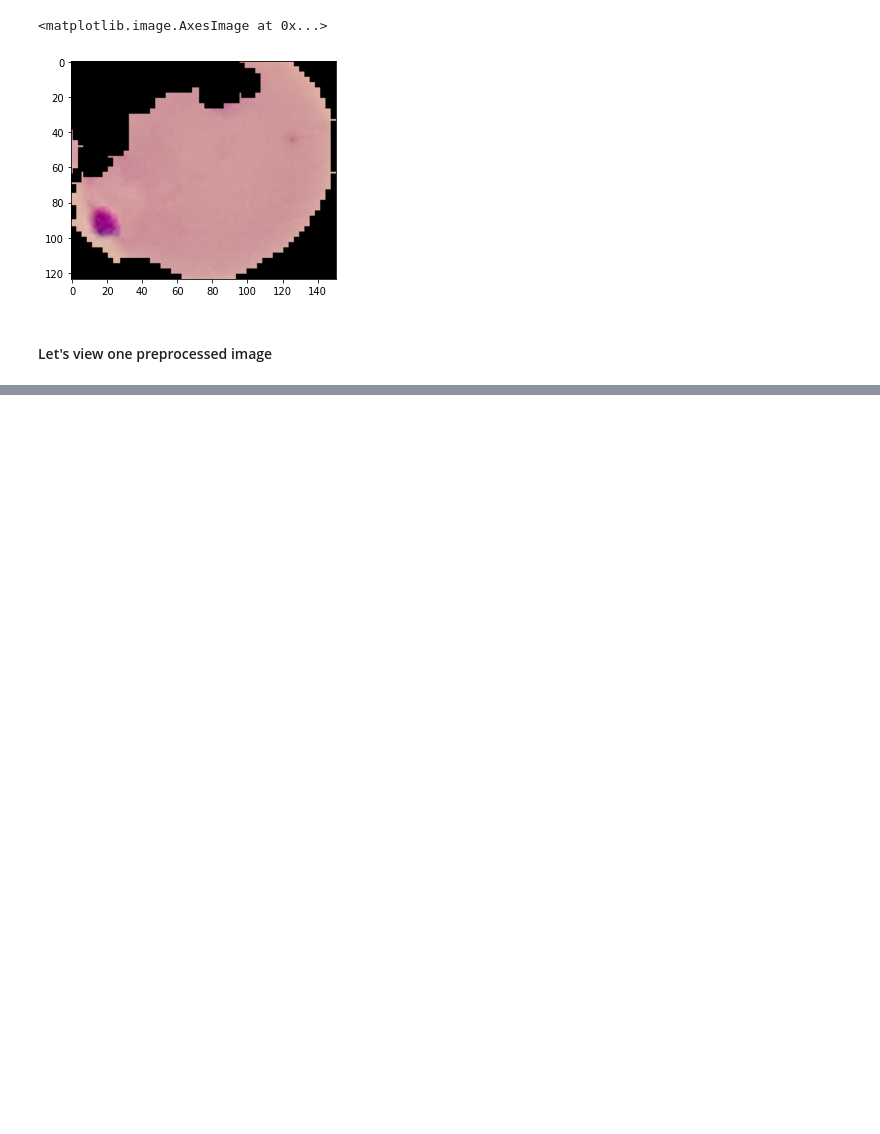
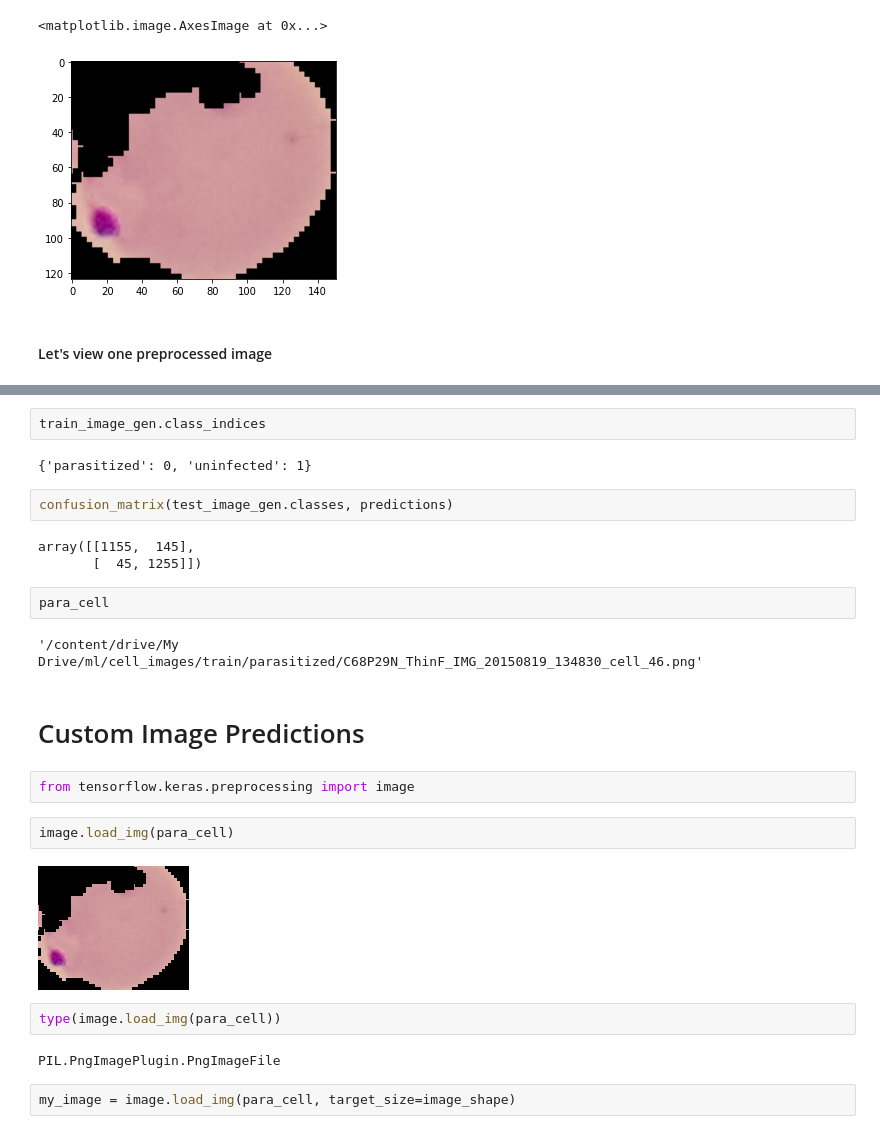
Before and after one commit to tanvirakibul/malaria-cell-detection, a Jupyter notebook: Mataria_cell_detection.ipynb, the cells around one changed output, grey strips where cells are left out. Cells and saved outputs as stored; diff of their text form; blank space fills up the shorter version.

```diff
--- a/Mataria_cell_detection.ipynb
+++ b/Mataria_cell_detection.ipynb
@@ -235,0 +453,27 @@ plt.imshow(image_gen.random_transform(imread(para_cell)))
+# %%
+train_image_gen.class_indices
+# %% [output]
+{'parasitized': 0, 'uninfected': 1}
+# %%
+confusion_matrix(test_image_gen.classes, predictions)
+# %% [output]
+array([[1155,  145],
+       [  45, 1255]])
+# %%
+para_cell
+# %% [output]
+'/content/drive/My Drive/ml/cell_images/train/parasitized/C68P29N_ThinF_IMG_20150819_134830_cell_46.png'
+# %% [markdown]
+# Custom Image Predictions
+# %%
+from tensorflow.keras.preprocessing import image
+# %%
+image.load_img(para_cell)
+# %% [output]
+[figure, added]
+# %%
+type(image.load_img(para_cell))
+# %% [output]
+PIL.PngImagePlugin.PngImageFile
+# %%
+my_image = image.load_img(para_cell, target_size=image_shape)
```
Also changed, not shown: parts of 50 cells of this notebook.
